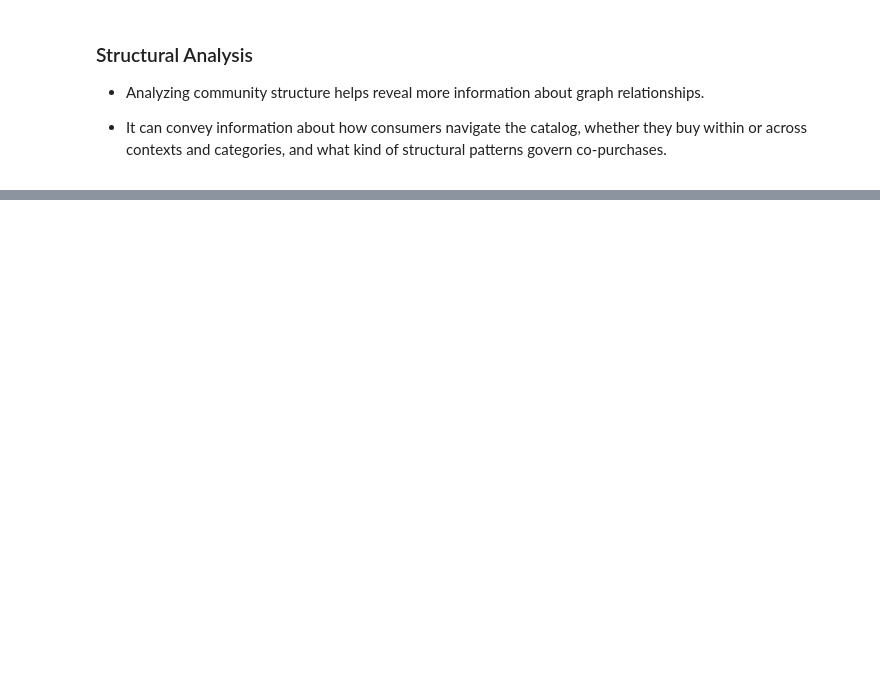
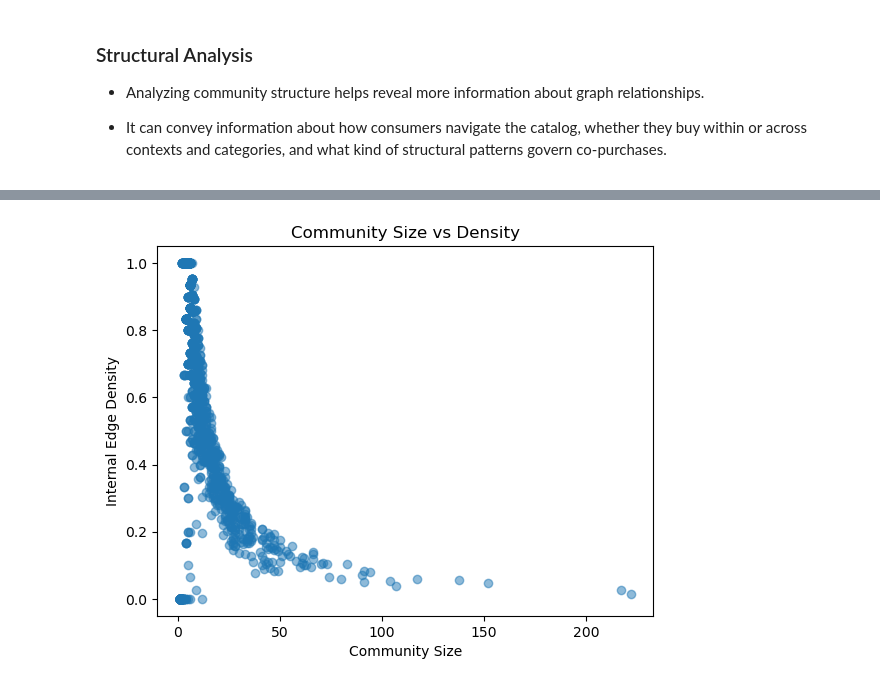
Before and after one commit to manavrm/co-purchase-prediction, a Jupyter notebook: data_exploration.ipynb, the cells around one changed output, grey strips where cells are left out. Cells and saved outputs as stored; diff of their text form; code cells hidden in the pictures; blank space fills up the shorter version.

```diff
--- a/data_exploration.ipynb
+++ b/data_exploration.ipynb
@@ -418,0 +350,23 @@ len(set(entire_community_map.values())), len(set(top_k_community_map.values())),
+# %%
+def size_density_plot(G, community_map):
+
+    density_by_comm = {}
+    for cid in set(community_map.values()):
+        nodes = [n for n, c in community_map.items() if c == cid]
+        subg = G.subgraph(nodes)
+        density_by_comm[cid] = nx.density(subg)
+
+    # Plot size vs. density
+    import matplotlib.pyplot as plt
+
+    sizes = [len([n for n in community_map if community_map[n] == cid]) for cid in density_by_comm]
+    densities = list(density_by_comm.values())
+
+    plt.scatter(sizes, densities, alpha=0.5)
+    plt.xlabel("Community Size")
+    plt.ylabel("Internal Edge Density")
+    plt.title("Community Size vs Density")
+# %%
+size_density_plot(top_k_community_expanded_graph, top_k_community_expanded_map)
+# %% [output]
+[figure, added]
```
Also changed, not shown: parts of 20 cells of this notebook.
